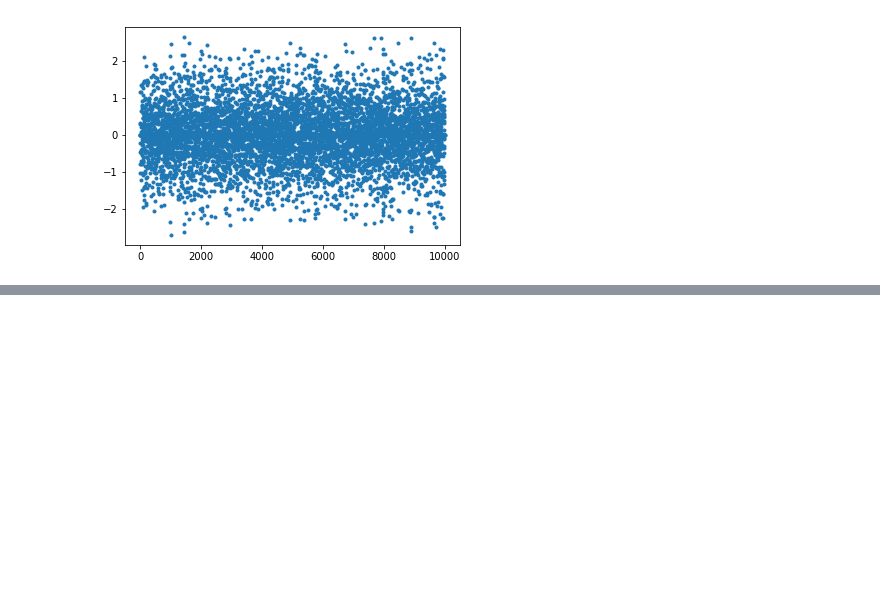
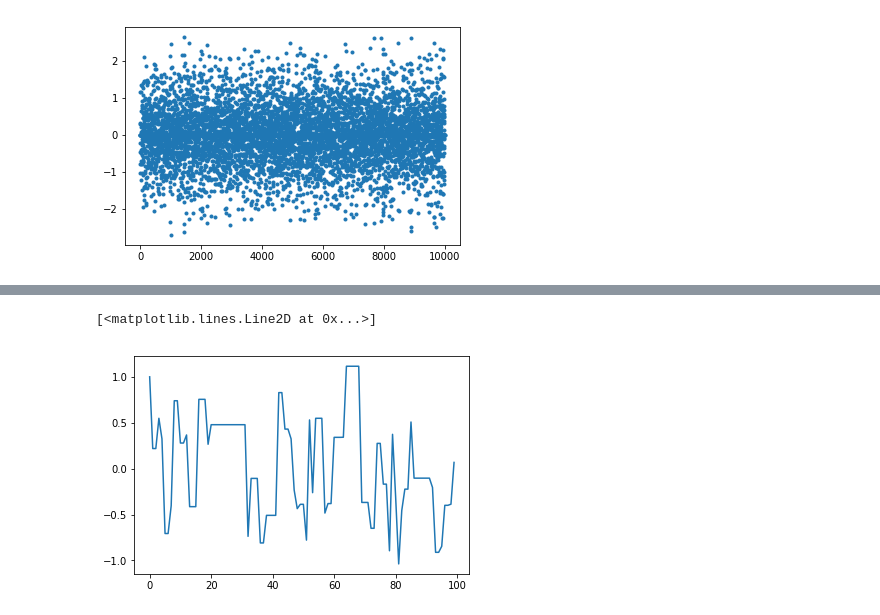
Before and after one commit to openforcefield/bayes-implicit-solvent, a Jupyter notebook: notebooks/MALA.ipynb, the cells around one changed output, grey strips where cells are left out. Saved outputs shown, nothing was run; the diff lists cells and outputs as text; code cells hidden in the pictures; blank space fills up the shorter version.

```diff
--- a/notebooks/MALA.ipynb
+++ b/notebooks/MALA.ipynb
@@ -122,0 +129,5 @@ plt.plot(np.diff(traj[:,0]), '.')
+# %%
+plt.plot(traj[:100,0])
+# %% [output]
+[<matplotlib.lines.Line2D at 0x...>]
+[figure, added]
```
Also changed, not shown: parts of 2 cells of this notebook, 1 other file.
